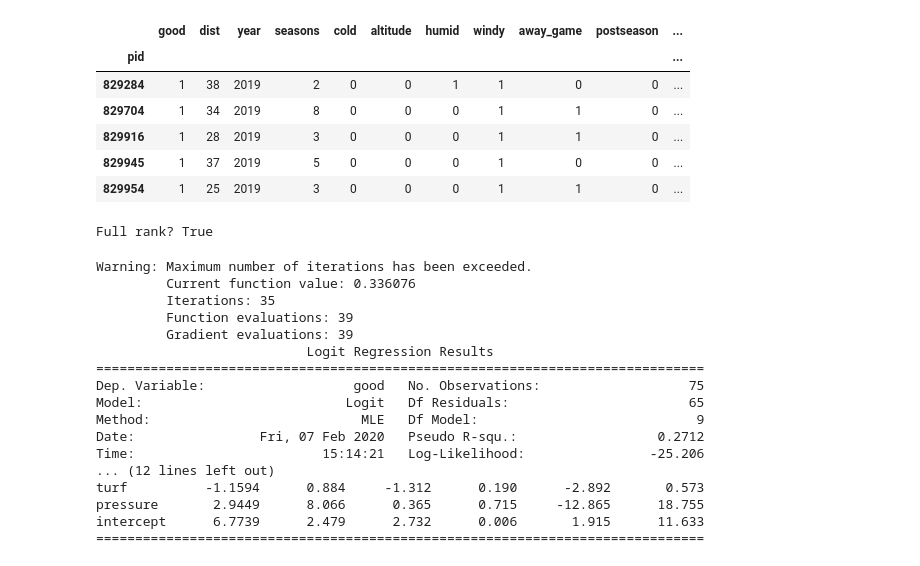
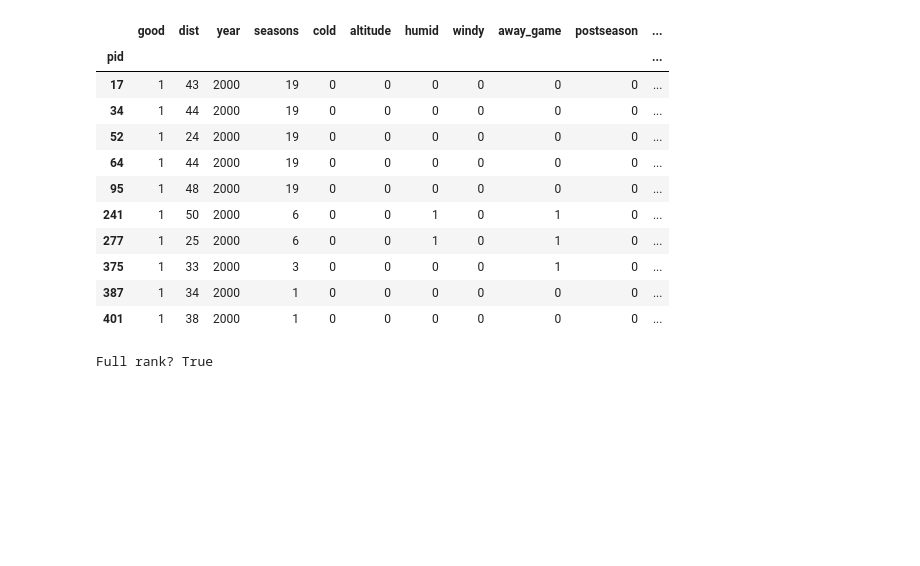
Before and after one commit to lewisbails/nfl-project, a Jupyter notebook: notebooks/explore.ipynb, the cells around one changed output. Cells and saved outputs as stored; diff of their text form; code cells hidden in the pictures; blank space fills up the shorter version.

```diff
--- a/notebooks/explore.ipynb
+++ b/notebooks/explore.ipynb
@@ -9,12 +12,0 @@ import numpy as np
-# %%
-df = pd.read_csv('../data/field_goals.csv', index_col=0)
-df['intercept'] = 1
-df.head()
-# %% [output]
-|  | good | dist | year | seasons | cold | altitude | humid | windy | away_game | postseason | ... |
-| pid |  |  |  |  |  |  |  |  |  |  | ... |
-| 829284 | 1 | 38 | 2019 | 2 | 0 | 0 | 1 | 1 | 0 | 0 | ... |
-| 829704 | 1 | 34 | 2019 | 8 | 0 | 0 | 0 | 1 | 1 | 0 | ... |
-| 829916 | 1 | 28 | 2019 | 3 | 0 | 0 | 0 | 1 | 1 | 0 | ... |
-| 829945 | 1 | 37 | 2019 | 5 | 0 | 0 | 0 | 1 | 0 | 0 | ... |
-| 829954 | 1 | 25 | 2019 | 3 | 0 | 0 | 0 | 1 | 1 | 0 | ... |
@@ -23 +36,29 @@ x_train, x_test, y_train, y_test = train_test_split(df.drop(['good','postseason'
+# %%
+query = base_query+'''
+from FGXP fg
+left join PLAY p on fg.pid=p.pid
+left join game g on p.gid=g.gid
+join kicker k on k.player = fg.fkicker and g.gid=k.gid
+join PLAY pp on pp.pid=p.pid-1 and pp.gid=p.gid
+where fg.fgxp='FG' -- not an xp
+and g.seas <= 2011
+order by p.pid
+'''
+
+df = pd.read_sql(query, cnx, index_col = 'pid')
+df['intercept'] = 1
+df.head(10)
+# %% [output]
+|  | good | dist | year | seasons | cold | altitude | humid | windy | away_game | postseason | ... |
+| pid |  |  |  |  |  |  |  |  |  |  | ... |
+| 17 | 1 | 43 | 2000 | 19 | 0 | 0 | 0 | 0 | 0 | 0 | ... |
+| 34 | 1 | 44 | 2000 | 19 | 0 | 0 | 0 | 0 | 0 | 0 | ... |
+| 52 | 1 | 24 | 2000 | 19 | 0 | 0 | 0 | 0 | 0 | 0 | ... |
+| 64 | 1 | 44 | 2000 | 19 | 0 | 0 | 0 | 0 | 0 | 0 | ... |
+| 95 | 1 | 48 | 2000 | 19 | 0 | 0 | 0 | 0 | 0 | 0 | ... |
+| 241 | 1 | 50 | 2000 | 6 | 0 | 0 | 1 | 0 | 1 | 0 | ... |
+| 277 | 1 | 25 | 2000 | 6 | 0 | 0 | 1 | 0 | 1 | 0 | ... |
+| 375 | 1 | 33 | 2000 | 3 | 0 | 0 | 0 | 0 | 1 | 0 | ... |
+| 387 | 1 | 34 | 2000 | 1 | 0 | 0 | 0 | 0 | 0 | 0 | ... |
+| 401 | 1 | 38 | 2000 | 1 | 0 | 0 | 0 | 0 | 0 | 0 | ... |
 # %%
@@ -25,25 +66,2 @@ print('Full rank?', np.linalg.matrix_rank(x_train)==len(x_train.columns))
 # %% [output]
 Full rank? True
-# %%
-# Using the Logit class
-model = sm.Logit(y_train, x_train)
-result = model.fit(method='bfgs')
-print(result.summary())
-# %% [output]
-Warning: Maximum number of iterations has been exceeded.
-         Current function value: 0.336076
-         Iterations: 35
-         Function evaluations: 39
-         Gradient evaluations: 39
-                           Logit Regression Results
-==============================================================================
-Dep. Variable:                   good   No. Observations:                   75
-Model:                          Logit   Df Residuals:                       65
-Method:                           MLE   Df Model:                            9
-Date:                Fri, 07 Feb 2020   Pseudo R-squ.:                  0.2712
-Time:                        15:14:21   Log-Likelihood:                -25.206
-... (12 lines left out)
-turf          -1.1594      0.884     -1.312      0.190      -2.892       0.573
-pressure       2.9449      8.066      0.365      0.715     -12.865      18.755
-intercept      6.7739      2.479      2.732      0.006       1.915      11.633
-==============================================================================
```
Also changed, not shown: parts of 19 cells of this notebook, 7 other files.
